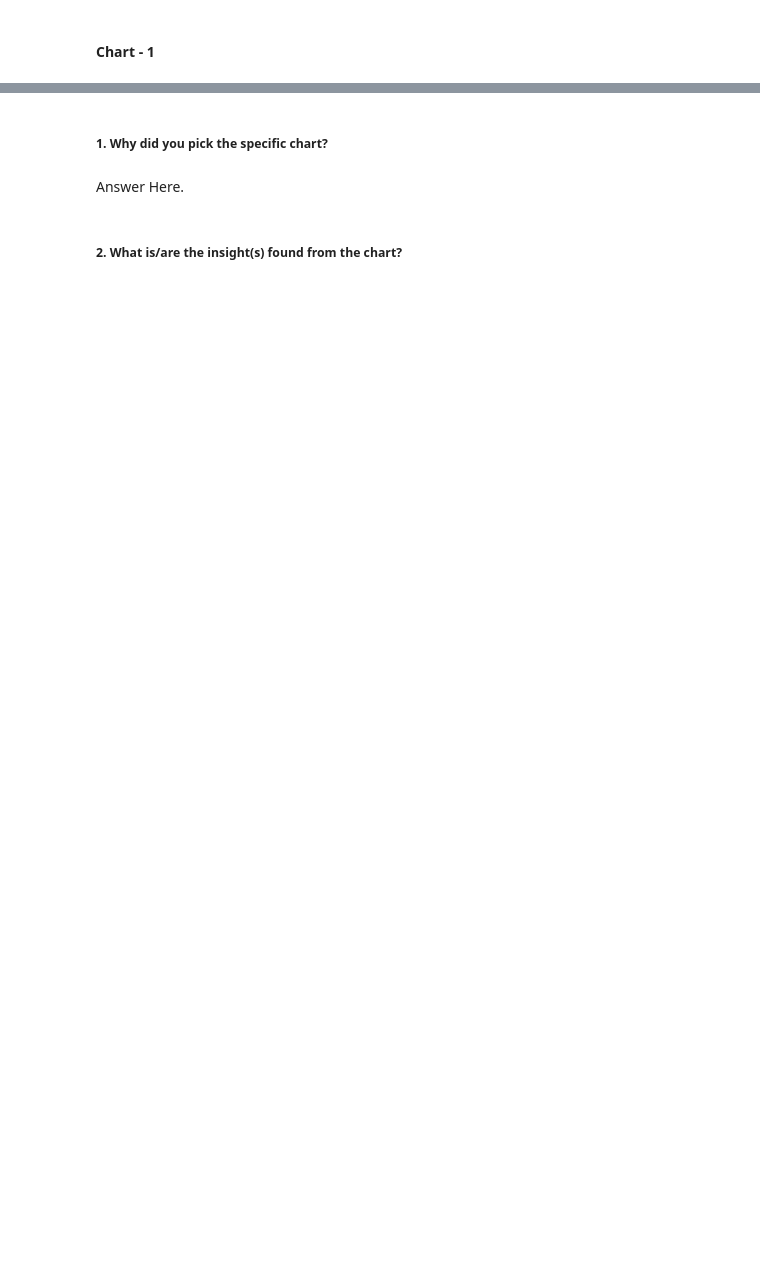
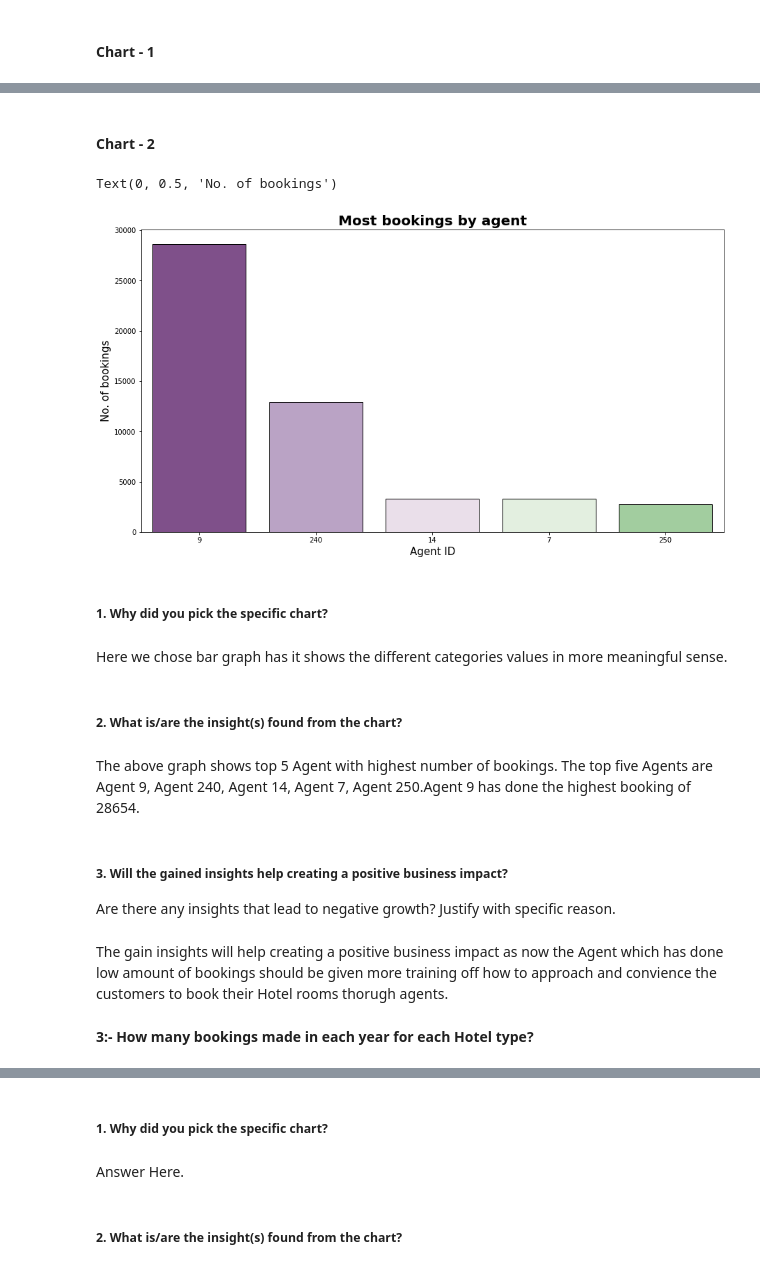
Before and after one commit to hypnoticmeraj/EDA-Project--Hote-booking-analysis-, a Jupyter notebook: EDA_Submission_Template.ipynb, the cells around one changed output, grey strips where cells are left out. Drawn from its saved outputs; the diff is of its cells as text; code cells hidden in the pictures; blank space fills up the shorter version.

```diff
--- a/EDA_Submission_Template.ipynb
+++ b/EDA_Submission_Template.ipynb
@@ -575,0 +646,3 @@ Answer Here.
+# %%
+highest_bookings_by_agent=df.groupby('agent')['agent'].agg({'count'}).reset_index().rename(columns={'count':'most_booking'}).sort_values(by='most_booking',ascending=False)
+highest_bookings_by_agent
@@ -575,0 +663,33 @@ Answer Here.
+# %%
+# We have seen earlier that agent 0 contains null values which we filled by 0 so it's better to just drop agent 0
+highest_bookings_by_agent.drop(highest_bookings_by_agent[highest_bookings_by_agent['agent']==0].index,inplace=True)
+# Let's get the graph for top 5 agents
+top_five=highest_bookings_by_agent[:5]
+# %% [markdown]
+#### Chart - 2
+# %%
+# Chart -2 visualization code
+plt.figure(figsize=(15,8))                  # setting figure size
+sns.set_palette('PRGn')                     # setting figure color
+sns.barplot(x=top_five['agent'],y=top_five['most_booking'],order=top_five['agent'],edgecolor='black')
+plt.title('Most bookings by agent',fontsize=20,fontweight='bold')                # setting title
+plt.xlabel('Agent ID',fontsize=15)                                               # setting x-label
+plt.ylabel('No. of bookings',fontsize=15)                                        # setting y-label
+# %% [output]
+Text(0, 0.5, 'No. of bookings')
+[figure, added]
+# %% [markdown]
+##### 1. Why did you pick the specific chart?
+# %% [markdown]
+Here we chose bar graph has it shows the different categories values in more meaningful sense.
+# %% [markdown]
+##### 2. What is/are the insight(s) found from the chart?
+# %% [markdown]
+The above graph shows top 5 Agent with highest number of bookings. The top five Agents are  Agent 9, Agent 240, Agent 14, Agent 7, Agent 250.Agent 9 has done the highest booking of 28654.
+# %% [markdown]
+##### 3. Will the gained insights help creating a positive business impact?
+Are there any insights that lead to negative growth? Justify with specific reason.
+# %% [markdown]
+The gain insights will help creating a positive business impact as now the Agent which has done low amount of bookings should be given more training off how to approach and convience the customers to book their Hotel rooms thorugh agents.
+# %% [markdown]
+**3:- How many bookings made in each year for each Hotel type?**
```
Also changed, not shown: parts of 172 cells of this notebook.
